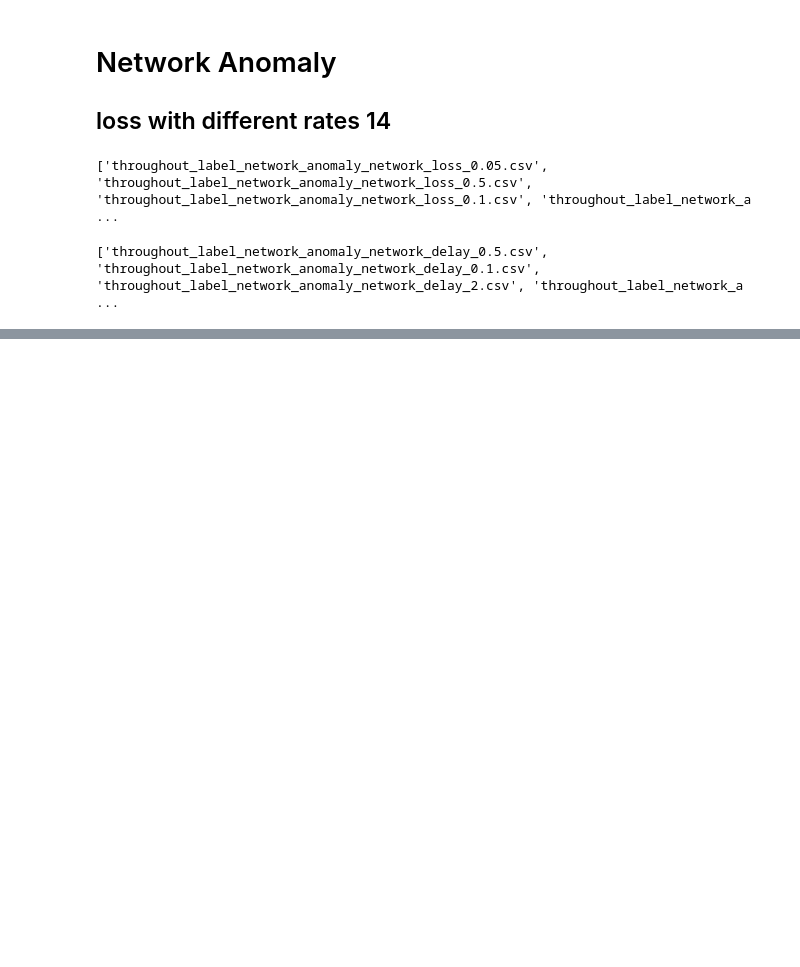
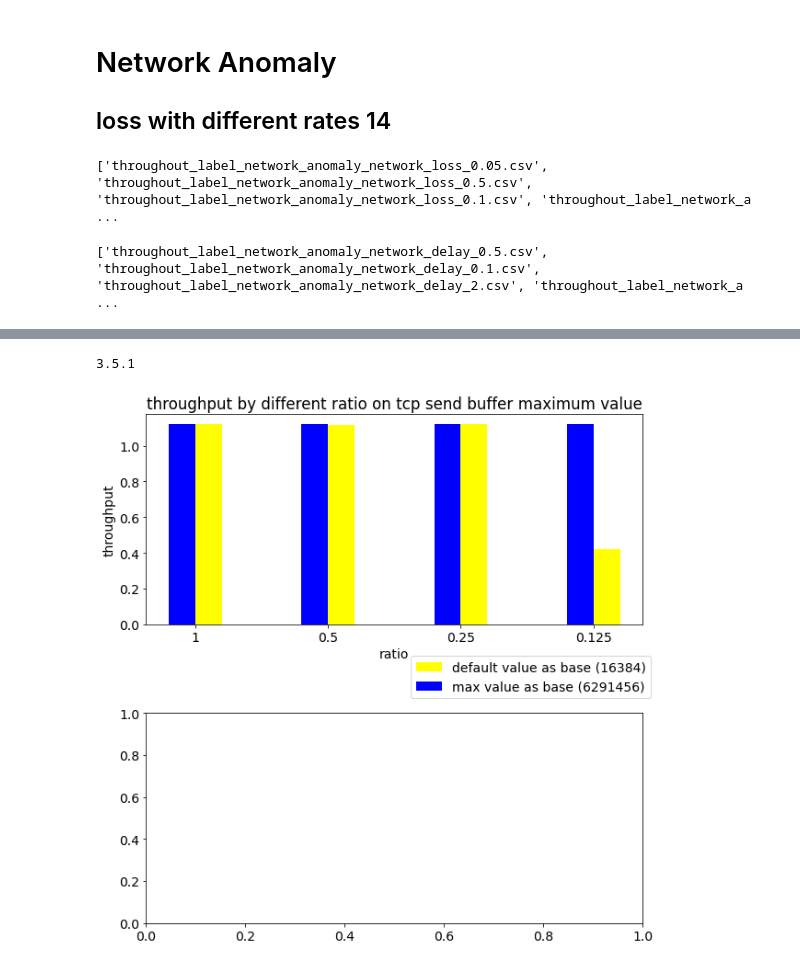
Before and after one commit to EhsanSaZ/BottleneckDetection, a Jupyter notebook: analysis/throughput_analysis.ipynb, the cells around one changed output, grey strips where cells are left out. Cells and saved outputs as stored; diff of their text form; code cells hidden in the pictures; blank space fills up the shorter version.

```diff
--- a/analysis/throughput_analysis.ipynb
+++ b/analysis/throughput_analysis.ipynb
@@ -411,0 +504,45 @@ plt.show()
+# %%
+thr_1 = pd.read_csv(csv_directory + "throughout_label_sys_config_tcp_send_buffer_1.csv", header=None).iloc[:,2].mean()
+
+thr_05d = pd.read_csv(csv_directory + "throughout_label_sys_config_tcp_send_buffer_8192.csv", header=None).iloc[:,2].mean()
+thr_025d = pd.read_csv(csv_directory + "throughout_label_sys_config_tcp_send_buffer_4096.csv", header=None).iloc[:,2].mean()
+thr_0125d = pd.read_csv(csv_directory + "throughout_label_sys_config_tcp_send_buffer_2048.csv", header=None).iloc[:,2].mean()
+
+thr_05m = pd.read_csv(csv_directory + "throughout_label_sys_config_tcp_send_buffer_786432.csv", header=None).iloc[:,2].mean()
+thr_025m = pd.read_csv(csv_directory + "throughout_label_sys_config_tcp_send_buffer_1572864.csv", header=None).iloc[:,2].mean()
+thr_0125m = pd.read_csv(csv_directory + "throughout_label_sys_config_tcp_send_buffer_3145728.csv", header=None).iloc[:,2].mean()
+
+data_send_buffer = [[thr_1, thr_05d, thr_025d, thr_0125d],
+                    [thr_1, thr_05m, thr_025m, thr_0125m]]
+# %%
+# fig = plt.figure()
+# width = 0.2
+# plt.bar(ind, data_send_buffer[0], width, label='default value(16384)', color='yellow')
+# plt.bar(ind + width, data_send_buffer[1], width, label='max value(6291456)', color='b')
+# plt.ylabel('throughput')
+# plt.title('throughput by different ratio')
+# plt.xticks(ind + width / 2, ('1', '0.5', '0.25', '0.125'))
+# plt.legend(bbox_to_anchor=(1.02, -0.1), loc='upper right')
+# plt.show()
+
+fig, ax = plt.subplots(2, 1, figsize=(10, 10))
+fig.tight_layout(pad=5)
+ind = np.arange(4)
+width = 0.2
+ax[0].bar(ind+ width, data_send_buffer[0], width, label='default value as base (16384)', color='yellow')
+ax[0].bar(ind, data_send_buffer[1], width, label='max value as base (6291456)', color='b')
+ax[0].set_ylabel('throughput')
+ax[0].set_xlabel('ratio')
+ax[0].set_title('throughput by different ratio on tcp send buffer maximum value')
+ax[0].set_xticks(ticks=(ind + width / 2), labels=('1', '0.5', '0.25', '0.125'))
+ax[0].legend(bbox_to_anchor=(1.03, -0.12), loc='upper right')
+
+# plt.show()
+
+import matplotlib
+import numpy as np
+
+print(matplotlib.__version__)
+# %% [output]
+3.5.1
+[figure, added]
```
Also changed, not shown: parts of 9 cells of this notebook.
